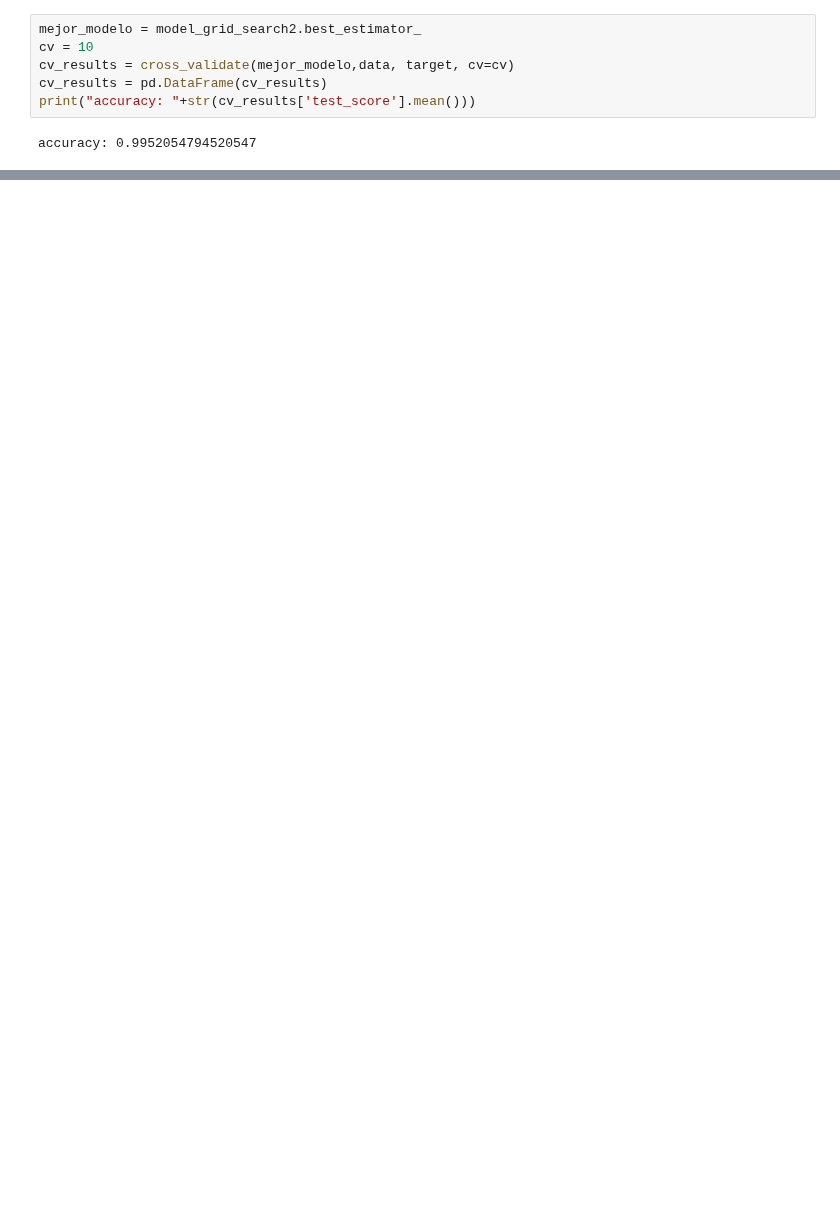
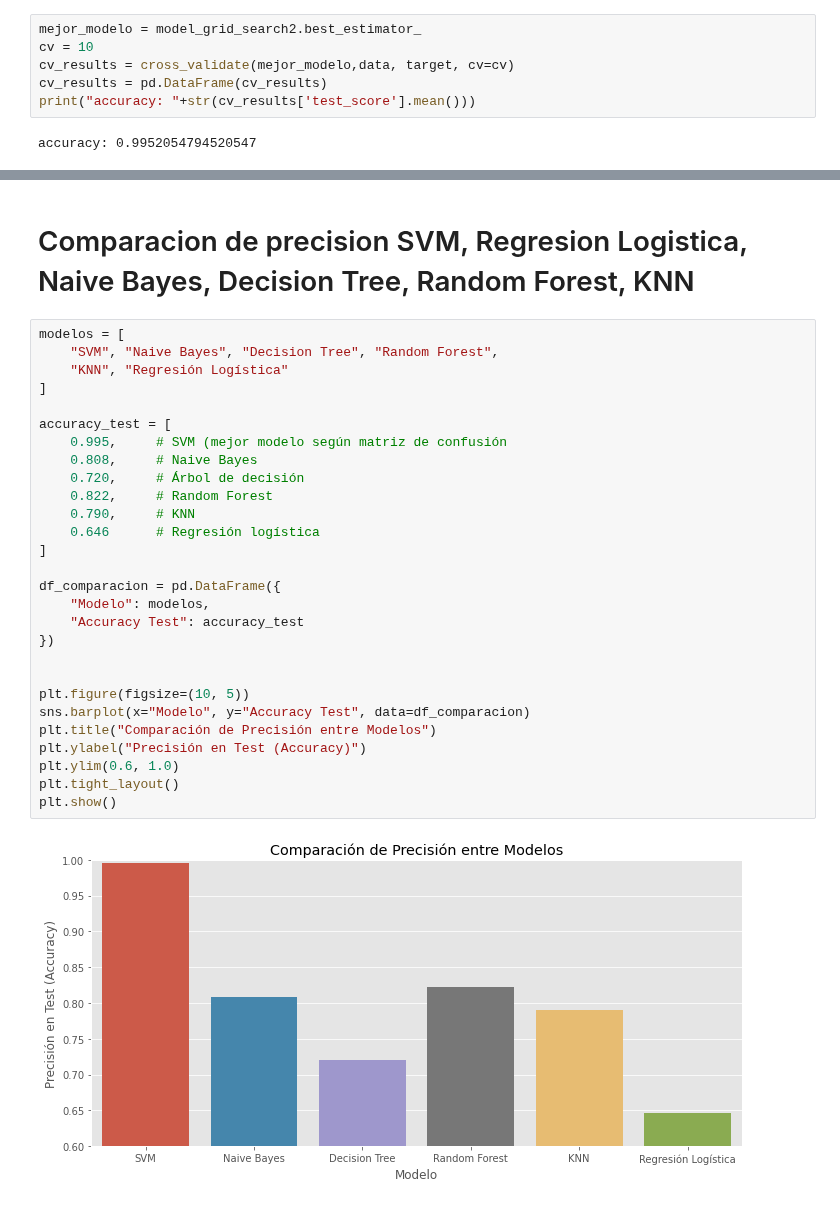
Before and after one commit to xtsebas/Houses_Prices, a Jupyter notebook: SVM.ipynb, the cells around one changed output, grey strips where cells are left out. Cells and saved outputs as stored; diff of their text form; blank space fills up the shorter version.

```diff
--- a/SVM.ipynb
+++ b/SVM.ipynb
@@ -331,0 +356,32 @@ plt.show()
+# %% [markdown]
+# Comparacion de precision SVM, Regresion Logistica, Naive Bayes, Decision Tree, Random Forest, KNN
+# %%
+modelos = [
+    "SVM", "Naive Bayes", "Decision Tree", "Random Forest",
+    "KNN", "Regresión Logística"
+]
+
+accuracy_test = [
+    0.995,     # SVM (mejor modelo según matriz de confusión
+    0.808,     # Naive Bayes
+    0.720,     # Árbol de decisión
+    0.822,     # Random Forest
+    0.790,     # KNN
+    0.646      # Regresión logística
+]
+
+df_comparacion = pd.DataFrame({
+    "Modelo": modelos,
+    "Accuracy Test": accuracy_test
+})
+
+
+plt.figure(figsize=(10, 5))
+sns.barplot(x="Modelo", y="Accuracy Test", data=df_comparacion)
+plt.title("Comparación de Precisión entre Modelos")
+plt.ylabel("Precisión en Test (Accuracy)")
+plt.ylim(0.6, 1.0)
+plt.tight_layout()
+plt.show()
+# %% [output]
+[figure, added]
```
Also changed, not shown: parts of 12 cells of this notebook, 1 other file.
